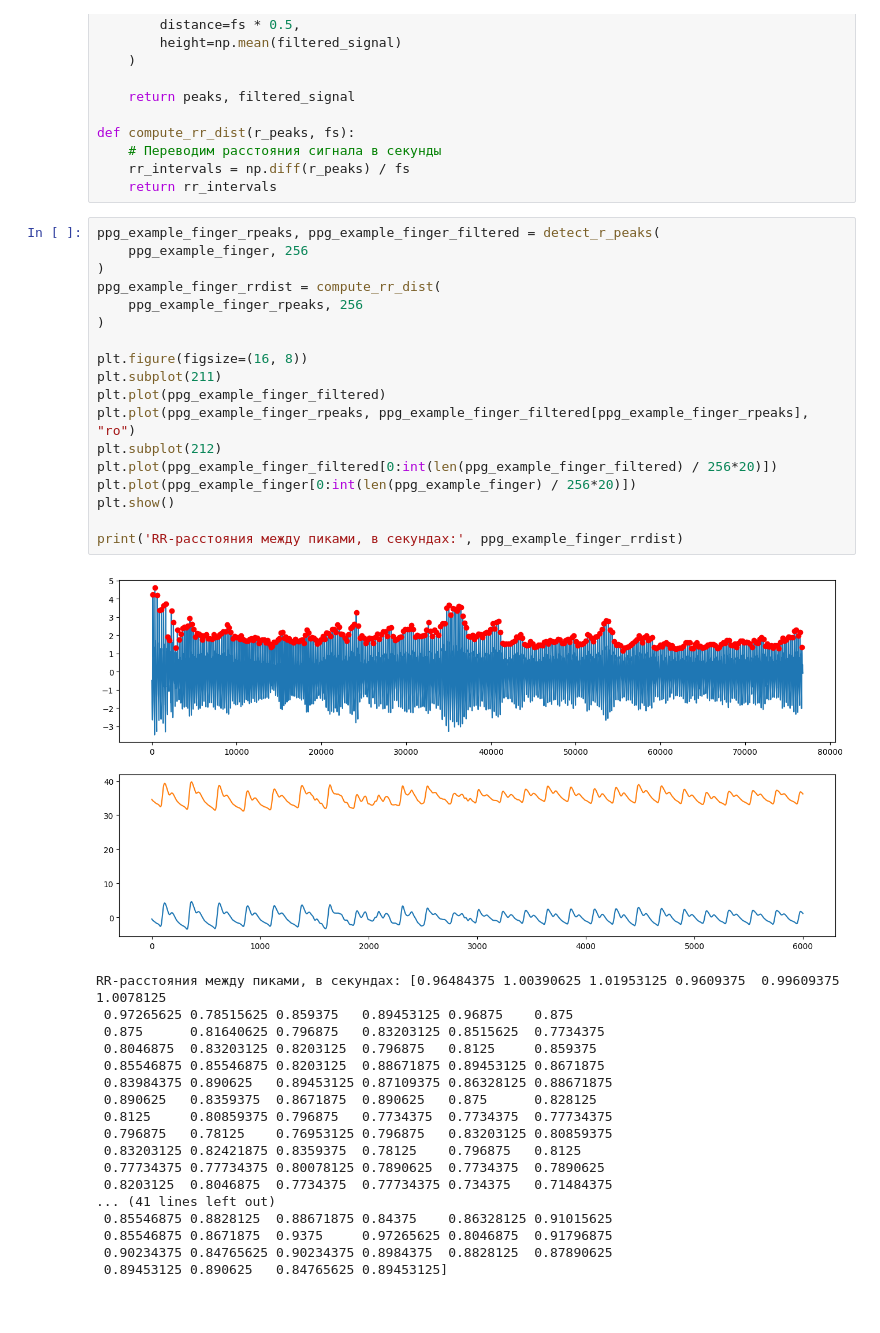
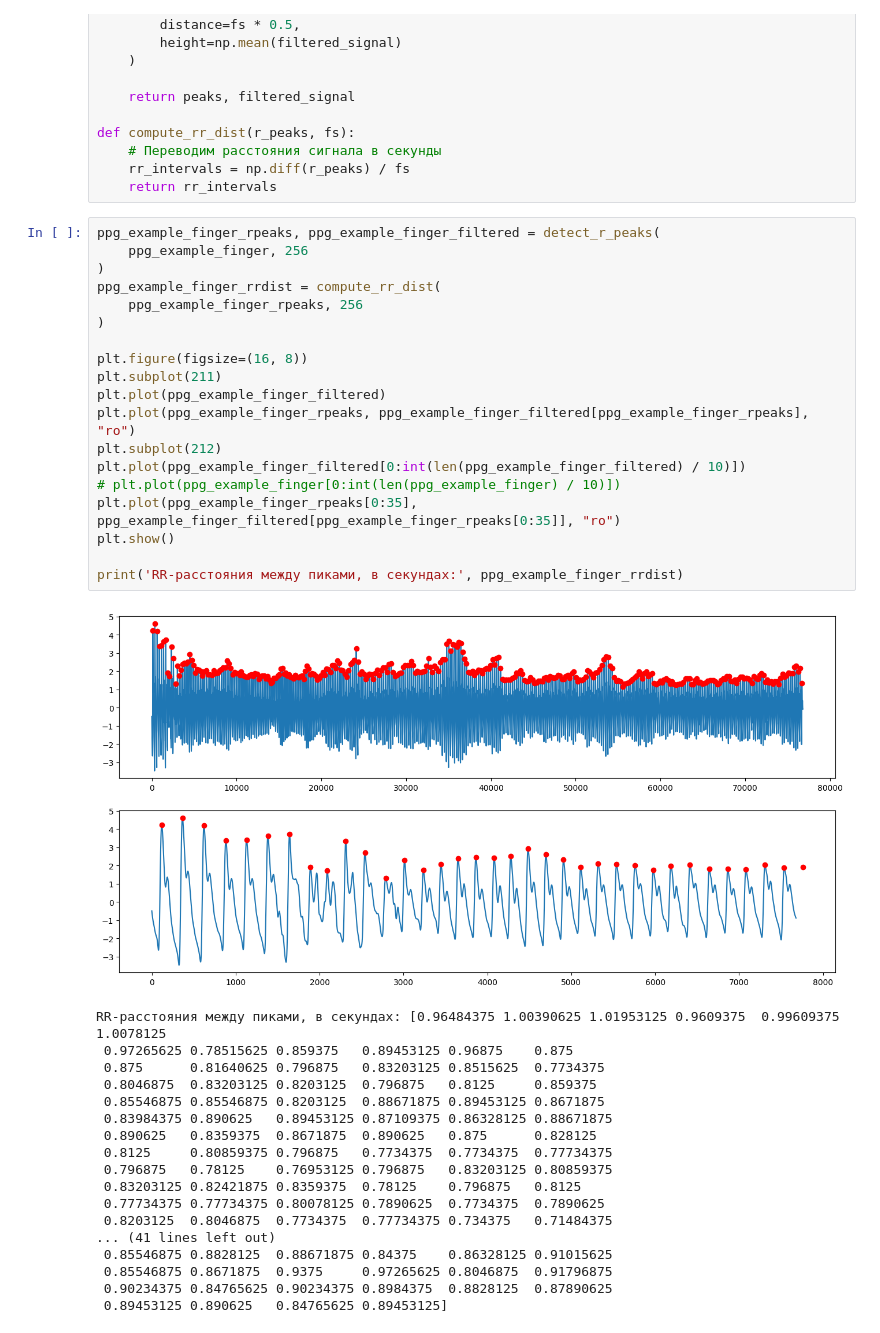
Before and after one commit to zhabiki/PPG-Datasets-Exploration, a Jupyter notebook: MAUS.ipynb, the cells around one changed output. Drawn from its saved outputs; the diff is of its cells as text.

```diff
--- a/MAUS.ipynb
+++ b/MAUS.ipynb
@@ -268,23 +278,24 @@ def compute_rr_dist(r_peaks, fs):
 # %%
 ppg_example_finger_rpeaks, ppg_example_finger_filtered = detect_r_peaks(
     ppg_example_finger, 256
 )
 ppg_example_finger_rrdist = compute_rr_dist(
     ppg_example_finger_rpeaks, 256
 )
 
 plt.figure(figsize=(16, 8))
 plt.subplot(211)
 plt.plot(ppg_example_finger_filtered)
 plt.plot(ppg_example_finger_rpeaks, ppg_example_finger_filtered[ppg_example_finger_rpeaks], "ro")
 plt.subplot(212)
-plt.plot(ppg_example_finger_filtered[0:int(len(ppg_example_finger_filtered) / 256*20)])
-plt.plot(ppg_example_finger[0:int(len(ppg_example_finger) / 256*20)])
+plt.plot(ppg_example_finger_filtered[0:int(len(ppg_example_finger_filtered) / 10)])
+# plt.plot(ppg_example_finger[0:int(len(ppg_example_finger) / 10)])
+plt.plot(ppg_example_finger_rpeaks[0:35], ppg_example_finger_filtered[ppg_example_finger_rpeaks[0:35]], "ro")
 plt.show()
 
 print('RR-расстояния между пиками, в секундах:', ppg_example_finger_rrdist)
 # %% [output]
-[figure, old version]
+[figure, new version]
 RR-расстояния между пиками, в секундах: [0.96484375 1.00390625 1.01953125 0.9609375  0.99609375 1.0078125
  0.97265625 0.78515625 0.859375   0.89453125 0.96875    0.875
  0.875      0.81640625 0.796875   0.83203125 0.8515625  0.7734375
```
Also changed, not shown: parts of 9 cells of this notebook.
